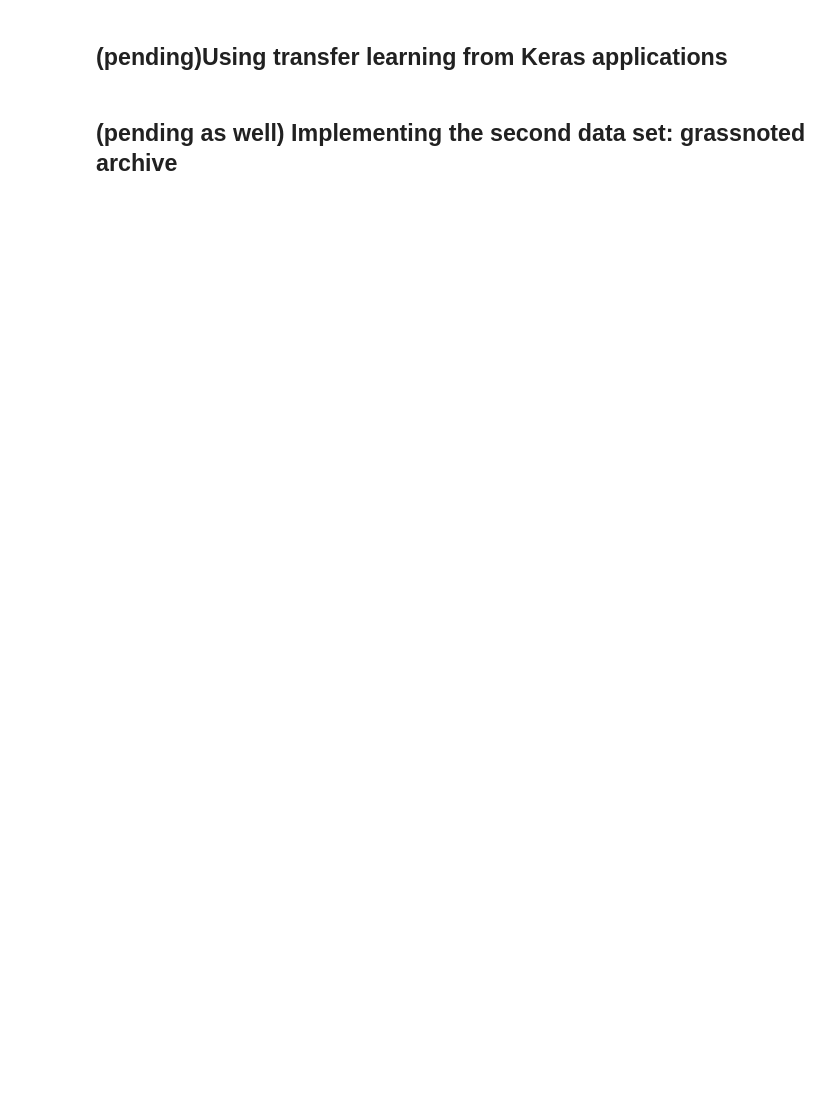
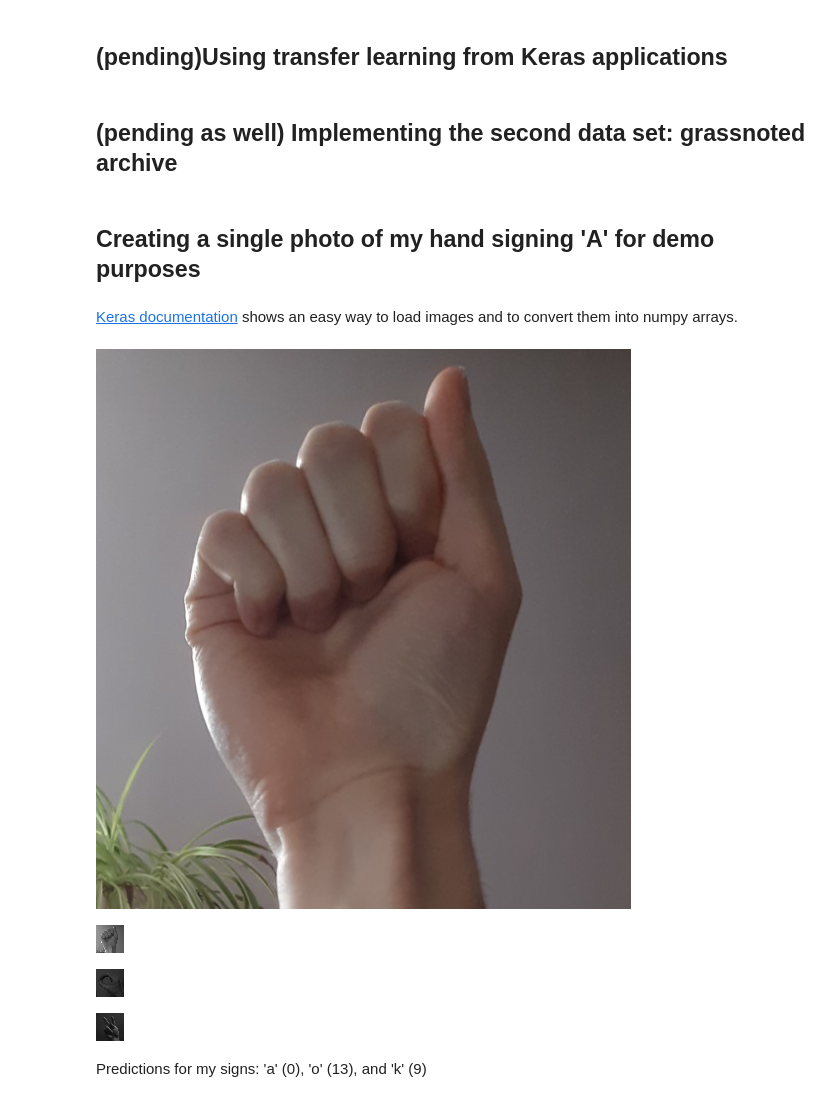
Before and after one commit to Windblown-Marionette/fingerspelling-text, a Jupyter notebook: Fingerspelling-CNN.ipynb, the cells around one changed output. Cells and saved outputs as stored; diff of their text form; code cells hidden in the pictures; blank space fills up the shorter version.

Commit message:
add sample photos for external testing

```diff
--- a/Fingerspelling-CNN.ipynb
+++ b/Fingerspelling-CNN.ipynb
@@ -470,3 +484,7 @@ sorted(SCORERS.keys())
 #get pillow in order to convert .jpg files into
 #import 1 image at a time and convert it to a numpy array
 #
+# %% [markdown]
+## Creating a single photo of my hand signing 'A' for demo purposes
+# %% [markdown]
+[Keras documentation](https://keras.io/api/preprocessing/image/) shows an easy way to load images and to convert them into numpy arrays.
@@ -472,0 +493,35 @@ sorted(SCORERS.keys())
+# %%
+my_a = image.load_img('data/self_photos/a_crop_with_plant.jpg',
+               grayscale=False,
+               color_mode="rgb",
+               target_size=None,
+               interpolation="nearest")
+my_a
+# %% [output]
+[figure, added]
+# %%
+my_a = image.load_img('data/self_photos/a_crop_with_plant.jpg',
+               color_mode="grayscale",
+               target_size=[28,28],
+               interpolation="nearest")
+my_a
+# %% [output]
+[figure, added]
+# %%
+my_o = image.load_img('data/self_photos/o_crop.jpg',
+               color_mode="grayscale",
+               target_size=[28,28],
+               interpolation="nearest")
+my_o
+# %% [output]
+[figure, added]
+# %%
+my_k = image.load_img('data/self_photos/k_crop.jpg',
+               color_mode="grayscale",
+               target_size=[28,28],
+               interpolation="nearest")
+my_k
+# %% [output]
+[figure, added]
+# %% [markdown]
+Predictions for my signs: 'a' (0), 'o' (13), and 'k' (9)
```
Also changed, not shown: parts of 15 cells of this notebook.
